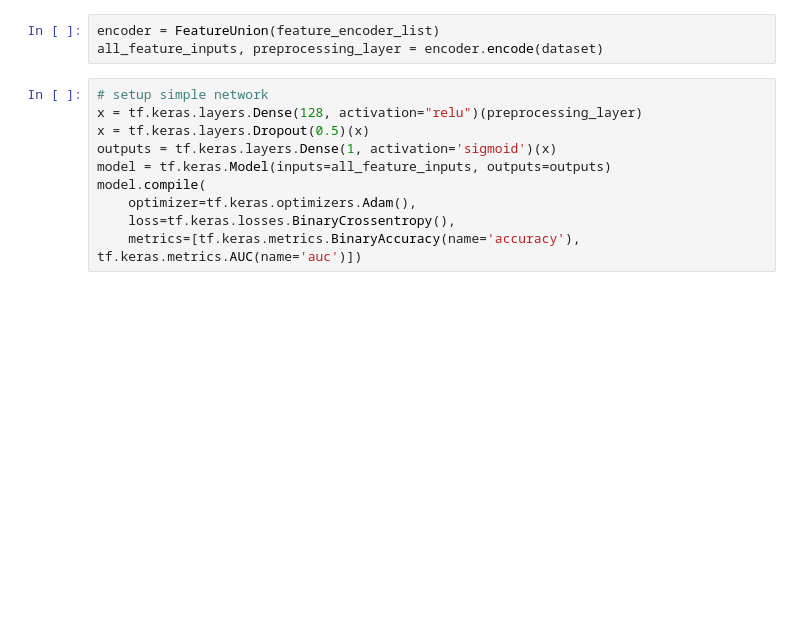
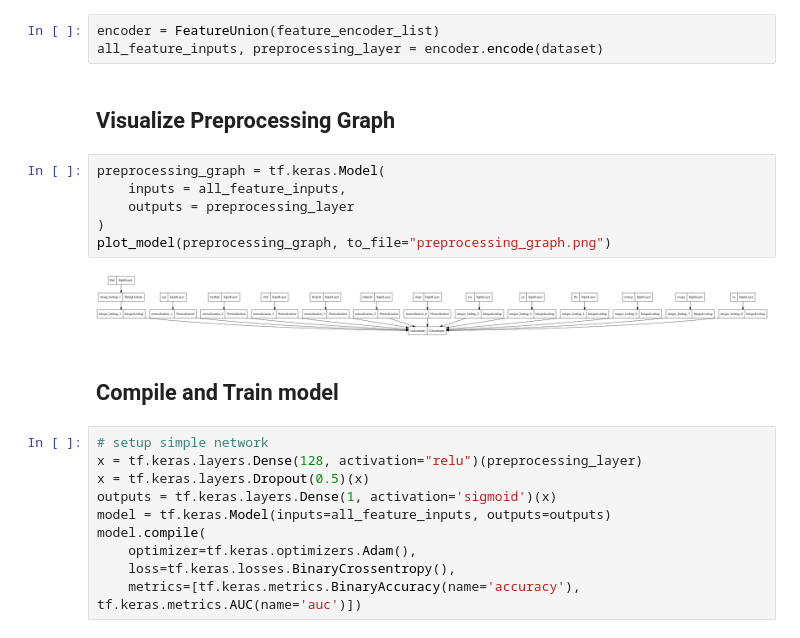
Before and after one commit to fernandonieuwveldt/easyflow, a Jupyter notebook: notebooks/preprocessing_example.ipynb, the cells around one changed output. Cells and saved outputs as stored; diff of their text form; blank space fills up the shorter version.

```diff
--- a/notebooks/preprocessing_example.ipynb
+++ b/notebooks/preprocessing_example.ipynb
@@ -56,6 +61,18 @@ feature_encoder_list = [
 # %%
 encoder = FeatureUnion(feature_encoder_list)
 all_feature_inputs, preprocessing_layer = encoder.encode(dataset)
+# %% [markdown]
+## Visualize Preprocessing Graph
+# %%
+preprocessing_graph = tf.keras.Model(
+    inputs = all_feature_inputs,
+    outputs = preprocessing_layer
+)
+plot_model(preprocessing_graph, to_file="preprocessing_graph.png")
+# %% [output]
+[figure, added]
+# %% [markdown]
+## Compile and Train model
 # %%
 # setup simple network
 x = tf.keras.layers.Dense(128, activation="relu")(preprocessing_layer)
```
Also changed, not shown: parts of 8 cells of this notebook, 4 other files.
